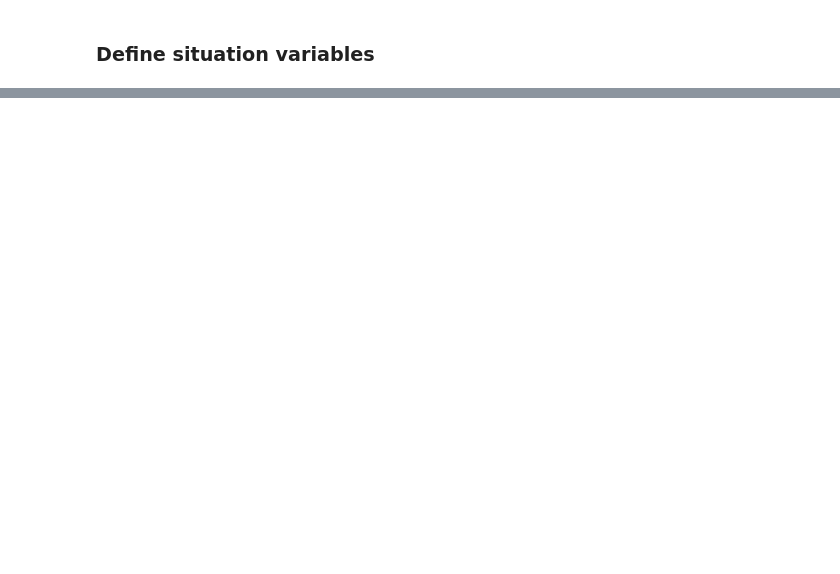
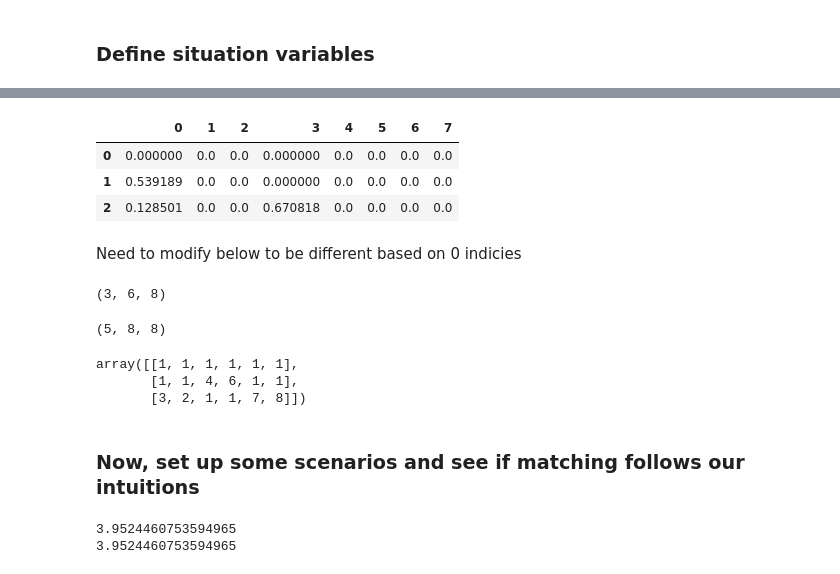
Before and after one commit to lguerdan/dynamic-matching-solver, a Jupyter notebook: v2_dynamic_matching_lp_solver_expansion2.ipynb, the cells around one changed output, grey strips where cells are left out. Drawn from its saved outputs; the diff is of its cells as text; code cells hidden in the pictures; blank space fills up the shorter version.

```diff
--- a/v2_dynamic_matching_lp_solver_expansion2.ipynb
+++ b/v2_dynamic_matching_lp_solver_expansion2.ipynb
@@ -8,6 +8,9 @@ from gurobi import *
 
 from dynamic_matching import DynamicMatchingBase
 np.set_printoptions(precision=3)
+pd.options.display.max_columns = None
+from IPython.display import display, HTML
+from IPython.display import display_html
 # %% [markdown]
 ### Define some utility functions
 # %%
@@ -195,4 +199,35 @@ def dual_solutions(valid_matches, pairing_weights, I, J, T):
 
     md.write('dual_formulation.lp')
     return md.objVal, alphas, betas
+# %%
+def make_alpha_tableau(valid_matches, alphas, I, T):
+
+    alpha_tableau = np.zeros(valid_matches.shape)
+    ii = 0
+    it = 0
+    for ax, alpha in enumerate(alphas):
+
+        if ii < I:
+            use_length = k[ax // T]
+            alpha_tableau[ii,:,it:it+use_length] = alpha
+            it = it+use_length
+
+            if it >= alpha_tableau.shape[2]:
+                it = 0
+                ii += 1
+
+    return alpha_tableau
+
+def display_alphas(valid_matches, alphas, I, T):
+    amap = make_alpha_mapping(I,J,T,alphas,valid_matches)
+    alpha_viz = np.zeros(valid_matches.shape)
+
+    for i in range(I):
+        for j in range(J):
+            for t in range(T):
+                alpha_viz[i,j,t] = np.sum(alphas[amap[i,j,t]])
+    return alpha_viz
+
+def print_alpha_allocation_view(alphas, I,T):
+    display(pd.DataFrame(alphas.reshape(I,T)))
 # %% [markdown]
@@ -431,0 +423,25 @@ plt.plot(r3)
+# %%
+print_alpha_allocation_view(alphas, I,T)
+# %% [output]
+|  | 0 | 1 | 2 | 3 | 4 | 5 | 6 | 7 |
+| 0 | 0.000000 | 0.0 | 0.0 | 0.000000 | 0.0 | 0.0 | 0.0 | 0.0 |
+| 1 | 0.539189 | 0.0 | 0.0 | 0.000000 | 0.0 | 0.0 | 0.0 | 0.0 |
+| 2 | 0.128501 | 0.0 | 0.0 | 0.670818 | 0.0 | 0.0 | 0.0 | 0.0 |
+# %% [markdown]
+Need to modify below to be different based on 0 indicies
+# %%
+allocs.shape
+# %% [output]
+(3, 6, 8)
+# %%
+padded.shape
+# %% [output]
+(5, 8, 8)
+# %%
+padded = np.pad(allocs, 1, 'constant', constant_values=(-1))[1:-1,1:-1,:]
+
+np.argmax(padded,axis=2)
+# %% [output]
+array([[1, 1, 1, 1, 1, 1],
+       [1, 1, 4, 6, 1, 1],
+       [3, 2, 1, 1, 7, 8]])
@@ -431,0 +450,2 @@ plt.plot(r3)
+# %% [markdown]
+### Now, set up some scenarios and see if matching follows our intuitions
@@ -431,0 +464,9 @@ plt.plot(r3)
+# %%
+objp, allocs = primal_solutions(pairing_weights, I, J, T)
+objd, alphas, betas = dual_solutions(valid_matches,pairing_weights, I, J, T)
+
+print(objp)
+print(objd)
+# %% [output]
+3.9524460753594965
+3.9524460753594965
```
Also changed, not shown: parts of 40 cells of this notebook.
